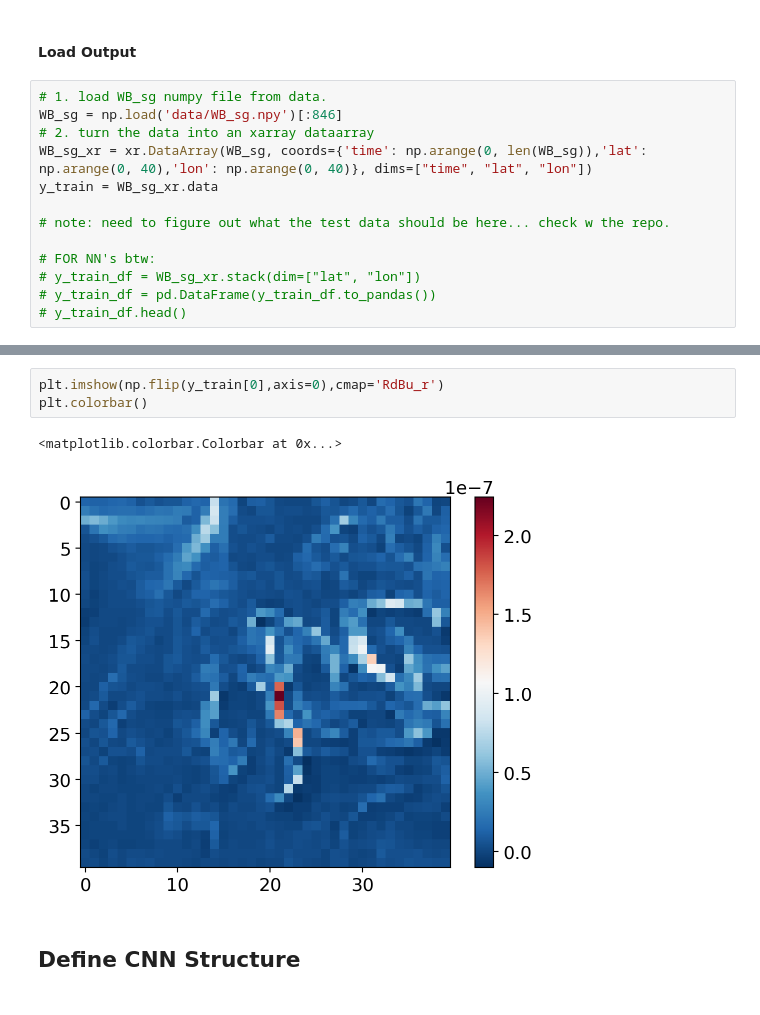
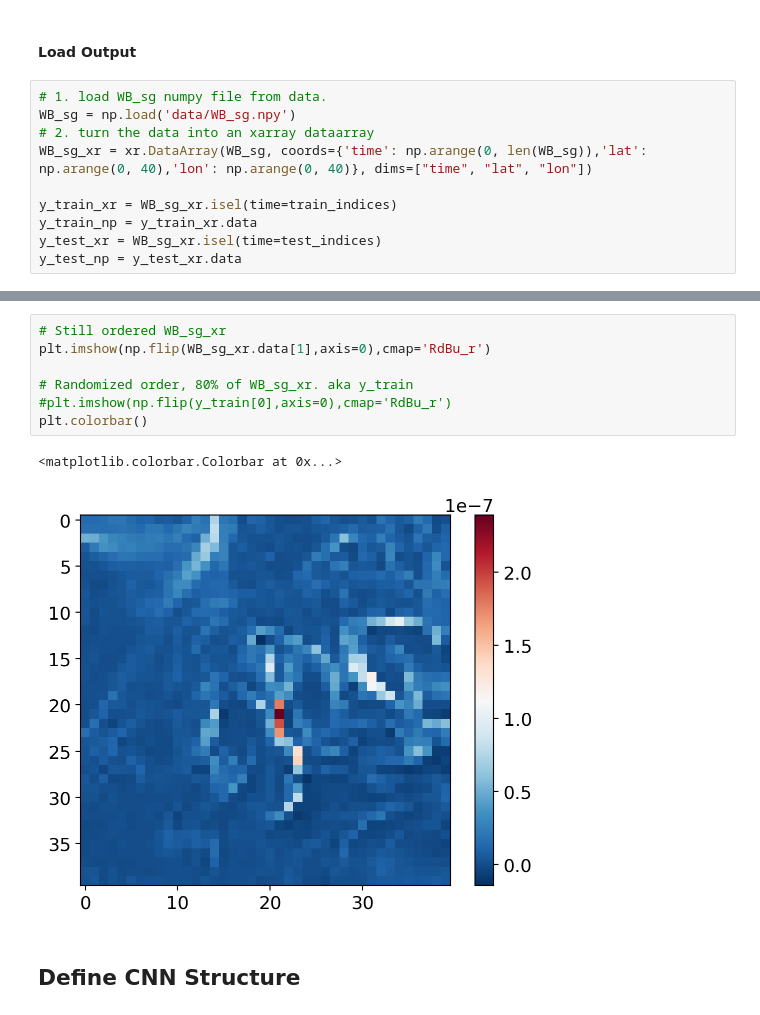
Before and after one commit to andrewfagerheim/ML_project, a Jupyter notebook: submeso_ml_model.ipynb, the cells around one changed output, grey strips where cells are left out. Drawn from its saved outputs; the diff is of its cells as text.

```diff
--- a/submeso_ml_model.ipynb
+++ b/submeso_ml_model.ipynb
@@ -101,15 +149,12 @@ X_train_df.shape
 #### Load Output
 # %%
 # 1. load WB_sg numpy file from data.
-WB_sg = np.load('data/WB_sg.npy')[:846]
+WB_sg = np.load('data/WB_sg.npy')
 # 2. turn the data into an xarray dataarray
 WB_sg_xr = xr.DataArray(WB_sg, coords={'time': np.arange(0, len(WB_sg)),'lat': np.arange(0, 40),'lon': np.arange(0, 40)}, dims=["time", "lat", "lon"])
-y_train = WB_sg_xr.data
 
-# note: need to figure out what the test data should be here... check w the repo.
-
-# FOR NN's btw:
-# y_train_df = WB_sg_xr.stack(dim=["lat", "lon"])
-# y_train_df = pd.DataFrame(y_train_df.to_pandas())
-# y_train_df.head()
+y_train_xr = WB_sg_xr.isel(time=train_indices)
+y_train_np = y_train_xr.data
+y_test_xr = WB_sg_xr.isel(time=test_indices)
+y_test_np = y_test_xr.data
 # %%
@@ -129,9 +180,13 @@ print(X_train.shape,y_train.shape)
 # %%
-plt.imshow(np.flip(y_train[0],axis=0),cmap='RdBu_r')
+# Still ordered WB_sg_xr
+plt.imshow(np.flip(WB_sg_xr.data[1],axis=0),cmap='RdBu_r')
+
+# Randomized order, 80% of WB_sg_xr. aka y_train
+#plt.imshow(np.flip(y_train[0],axis=0),cmap='RdBu_r')
 plt.colorbar()
 # %% [output]
 <matplotlib.colorbar.Colorbar at 0x...>
-[figure, old version]
+[figure, new version]
 # %% [markdown]
 ## Define CNN Structure
 # %%
```
Also changed, not shown: parts of 17 cells of this notebook.
